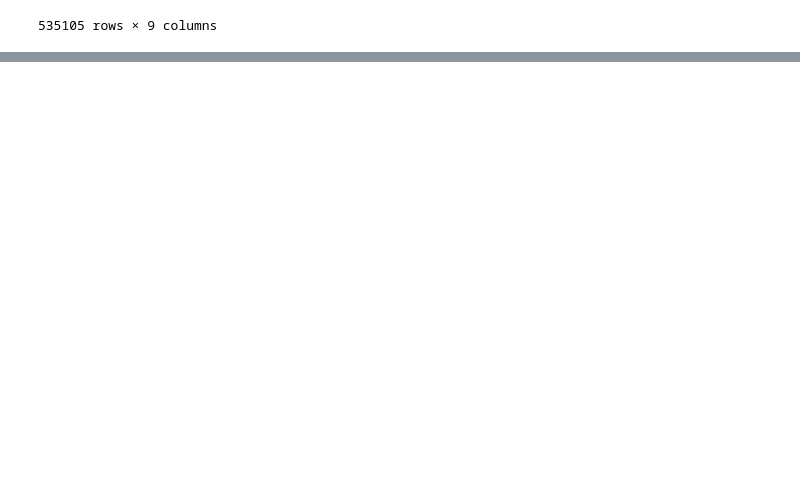
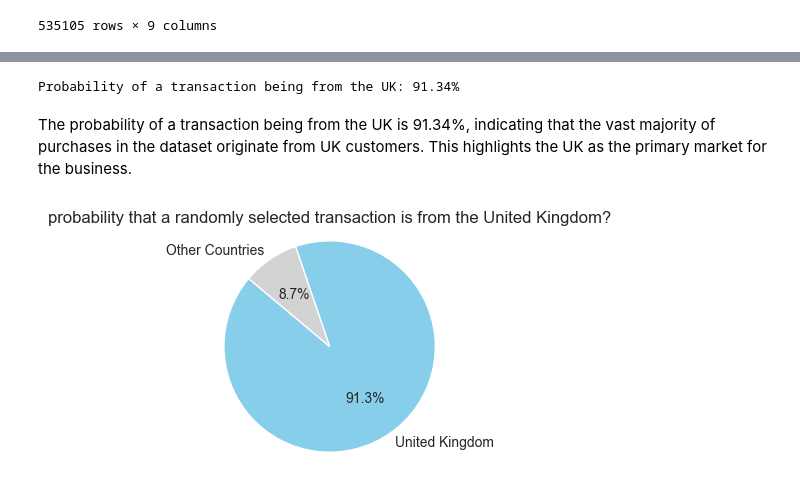
Before and after one commit to mobess12/Online_Retail_Analysis_Capstone_Project, a Jupyter notebook: jupyter_notebooks/ETL.ipynb, the cells around one changed output, grey strips where cells are left out. Cells and saved outputs as stored; diff of their text form; code cells hidden in the pictures; blank space fills up the shorter version.

```diff
--- a/jupyter_notebooks/ETL.ipynb
+++ b/jupyter_notebooks/ETL.ipynb
@@ -327,0 +404,34 @@ load_data
+# %%
+#load the dataset
+df = pd.read_csv("C:\\Users\\moby1\\Documents\\Capstone-Project\\Online_Retail_Analysis_Capstone_Project\\data_set\\processed_data\\Processed_Online_Retail.csv")
+
+#total number of transactions
+total_transactions = len(df)
+
+#number of UK transactions
+uk_transactions = len(df[df['Country'] == 'United Kingdom'])
+
+#calculate probability
+prob_uk = uk_transactions / total_transactions
+
+print(f"Probability of a transaction being from the UK: {prob_uk:.2%}") #display probability
+# %% [output]
+Probability of a transaction being from the UK: 91.34%
+# %% [markdown]
+The probability of a transaction being from the UK is 91.34%, indicating that the vast majority of purchases in the dataset originate from UK customers. This highlights the UK as the primary market for the business.
+# %%
+#calculate number of Non-UK transactions
+non_uk_transactions = total_transactions - uk_transactions
+
+#data for chart
+labels = ['United Kingdom', 'Other Countries']
+values = [uk_transactions, non_uk_transactions]
+colors = ['skyblue', 'lightgray']
+
+plt.figure(figsize=(3, 3)) #plot size
+plt.pie(values, labels=labels, colors=colors, autopct='%1.1f%%', startangle=140) #pie chart
+plt.title('probability that a randomly selected transaction is from the United Kingdom?') #title
+plt.axis('equal')  #ensure pie is a circle
+plt.show() #display plot
+# %% [output]
+[figure, added]
```
Also changed, not shown: parts of 9 cells of this notebook.
